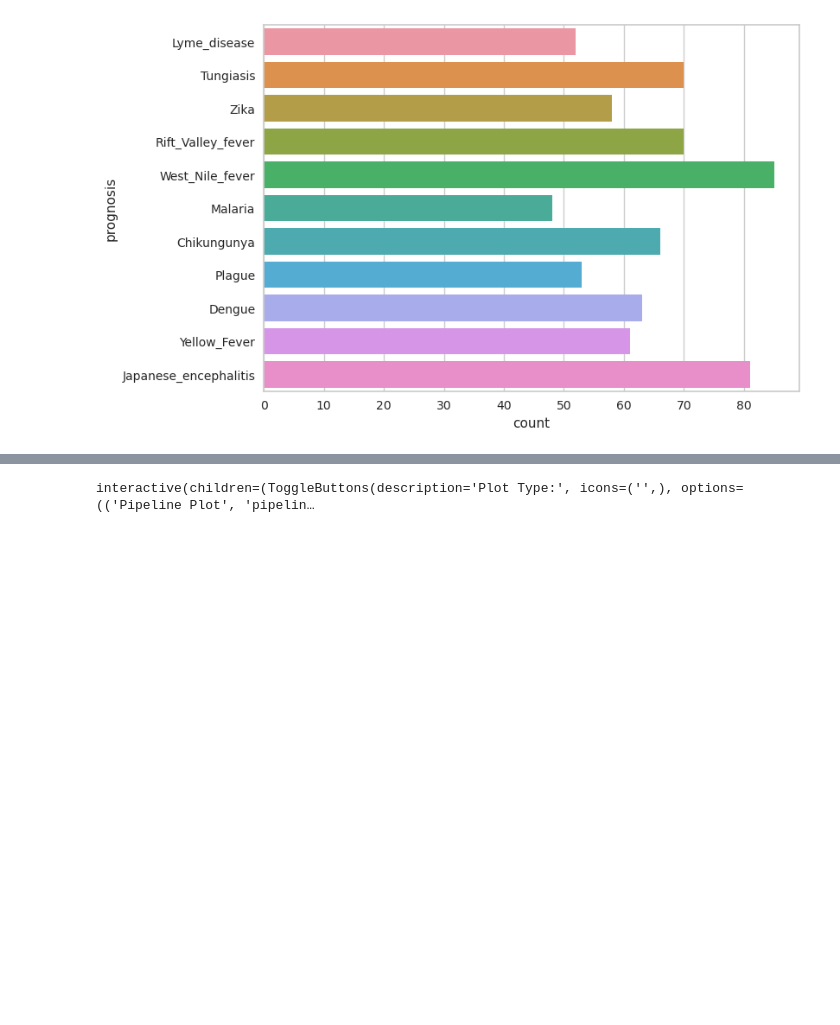
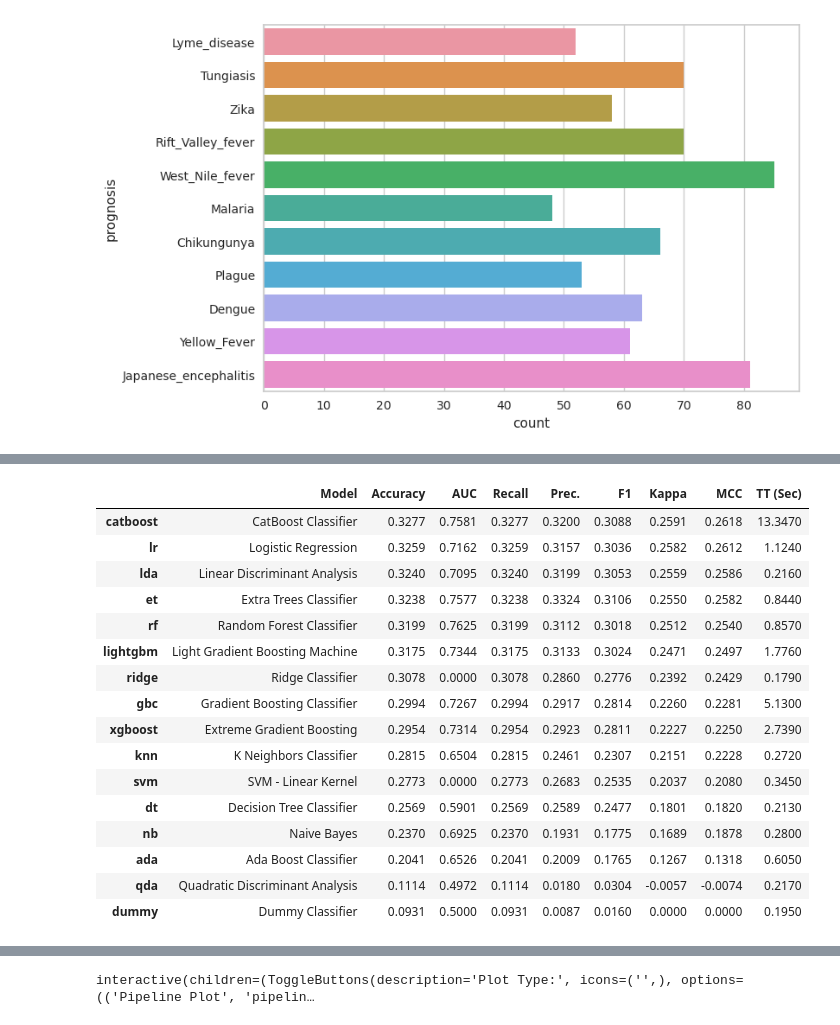
Before and after one commit to JuanDa14Sa/Borne-Disease-Multiclass-classification, a Jupyter notebook: borne-disease-multiclass-classification.ipynb, the cells around one changed output, grey strips where cells are left out. Saved outputs shown, nothing was run; the diff lists cells and outputs as text; code cells hidden in the pictures; blank space fills up the shorter version.

```diff
--- a/borne-disease-multiclass-classification.ipynb
+++ b/borne-disease-multiclass-classification.ipynb
@@ -126,0 +148,3 @@ best = compare_models()
+# %%
+best = compare_models()
+# %% [output]
@@ -127 +152,18 @@ best = compare_models()
+|  | Model | Accuracy | AUC | Recall | Prec. | F1 | Kappa | MCC | TT (Sec) |
+| catboost | CatBoost Classifier | 0.3277 | 0.7581 | 0.3277 | 0.3200 | 0.3088 | 0.2591 | 0.2618 | 13.3470 |
+| lr | Logistic Regression | 0.3259 | 0.7162 | 0.3259 | 0.3157 | 0.3036 | 0.2582 | 0.2612 | 1.1240 |
+| lda | Linear Discriminant Analysis | 0.3240 | 0.7095 | 0.3240 | 0.3199 | 0.3053 | 0.2559 | 0.2586 | 0.2160 |
+| et | Extra Trees Classifier | 0.3238 | 0.7577 | 0.3238 | 0.3324 | 0.3106 | 0.2550 | 0.2582 | 0.8440 |
+| rf | Random Forest Classifier | 0.3199 | 0.7625 | 0.3199 | 0.3112 | 0.3018 | 0.2512 | 0.2540 | 0.8570 |
+| lightgbm | Light Gradient Boosting Machine | 0.3175 | 0.7344 | 0.3175 | 0.3133 | 0.3024 | 0.2471 | 0.2497 | 1.7760 |
+| ridge | Ridge Classifier | 0.3078 | 0.0000 | 0.3078 | 0.2860 | 0.2776 | 0.2392 | 0.2429 | 0.1790 |
+| gbc | Gradient Boosting Classifier | 0.2994 | 0.7267 | 0.2994 | 0.2917 | 0.2814 | 0.2260 | 0.2281 | 5.1300 |
+| xgboost | Extreme Gradient Boosting | 0.2954 | 0.7314 | 0.2954 | 0.2923 | 0.2811 | 0.2227 | 0.2250 | 2.7390 |
+| knn | K Neighbors Classifier | 0.2815 | 0.6504 | 0.2815 | 0.2461 | 0.2307 | 0.2151 | 0.2228 | 0.2720 |
+| svm | SVM - Linear Kernel | 0.2773 | 0.0000 | 0.2773 | 0.2683 | 0.2535 | 0.2037 | 0.2080 | 0.3450 |
+| dt | Decision Tree Classifier | 0.2569 | 0.5901 | 0.2569 | 0.2589 | 0.2477 | 0.1801 | 0.1820 | 0.2130 |
+| nb | Naive Bayes | 0.2370 | 0.6925 | 0.2370 | 0.1931 | 0.1775 | 0.1689 | 0.1878 | 0.2800 |
+| ada | Ada Boost Classifier | 0.2041 | 0.6526 | 0.2041 | 0.2009 | 0.1765 | 0.1267 | 0.1318 | 0.6050 |
+| qda | Quadratic Discriminant Analysis | 0.1114 | 0.4972 | 0.1114 | 0.0180 | 0.0304 | -0.0057 | -0.0074 | 0.2170 |
+| dummy | Dummy Classifier | 0.0931 | 0.5000 | 0.0931 | 0.0087 | 0.0160 | 0.0000 | 0.0000 | 0.1950 |
 # %%
```
Also changed, not shown: parts of 6 cells of this notebook.
